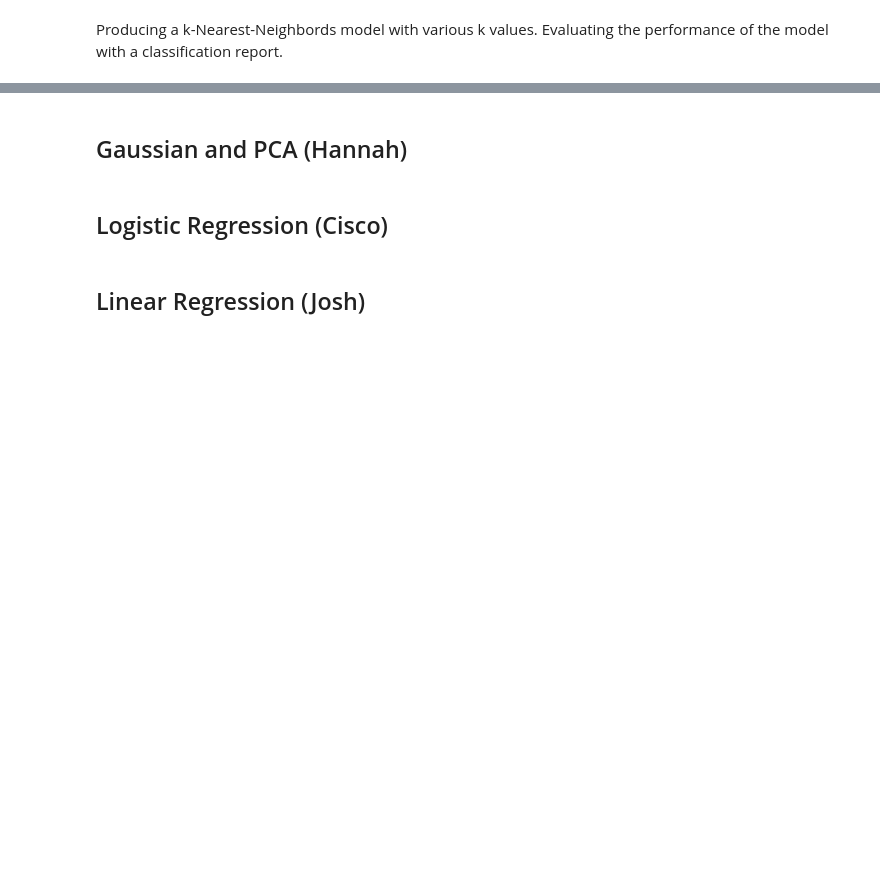
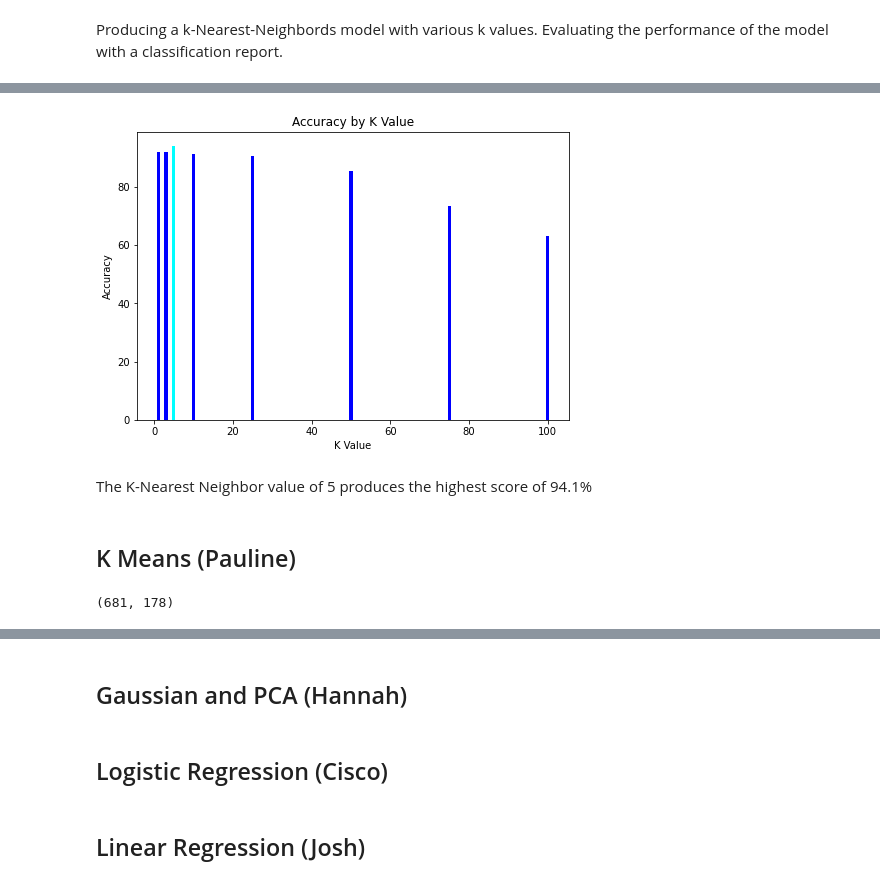
Before and after one commit to pau-you/Wildfires-in-California, a Jupyter notebook: Wildfire_Final_Project.ipynb, the cells around one changed output, grey strips where cells are left out. Drawn from its saved outputs; the diff is of its cells as text; code cells hidden in the pictures; blank space fills up the shorter version.

```diff
--- a/Wildfire_Final_Project.ipynb
+++ b/Wildfire_Final_Project.ipynb
@@ -104,2 +107,26 @@ Model:\
 # %% [markdown]
 Producing a k-Nearest-Neighbords model with various k values. Evaluating the performance of the model with a classification report.
+# %%
+k_values = [1,3,5,10, 25, 50, 75, 100]
+
+#add scores for each k_value
+scores = []
+for k in k_values:
+    model = KNeighborsClassifier(n_neighbors =k)
+    model.fit(train_data, train_labels)
+    score = model.score(dev_data, dev_labels)
+    scores.append(score)
+percent = (np.array(scores)*100)
+
+#go through each k_value to fit the model
+test_predicted_labels = []
+for k in k_values:
+    model = KNeighborsClassifier(n_neighbors =k)
+    model.fit(train_data, train_labels)
+    test_predicted_labels.append(model.predict(dev_data))
+
+#creating a table to easily visualize K value to corresponding score
+kdf = {'K Values': k_values, 'Scores': percent}
+kdft = pd.DataFrame(kdf, columns = ['K Values', 'Scores'])
+#sorting the table by highest scores
+kdft.sort_values(by = 'Scores', ascending=False)
@@ -105,0 +161,21 @@ Producing a k-Nearest-Neighbords model with various k values. Evaluating the per
+# %%
+#Bar plot to further visualize the K Value and corresponding scores
+width = 0.5
+fig = plt.figure()
+ax = fig.add_axes([0,0,1,1])
+percent = np.array(scores) * 100
+ax.bar(k_values, percent, color=('blue','blue', 'cyan','blue','blue','blue', 'blue'))
+ax.set_ylabel('Accuracy')
+ax.set_xlabel('K Value')
+ax.set_title('Accuracy by K Value')
+plt.show()
+# %% [output]
+[figure, added]
+# %% [markdown]
+The K-Nearest Neighbor value of 5 produces the highest score of 94.1%
+# %% [markdown]
+## K Means (Pauline)
+# %%
+X.shape
+# %% [output]
+(681, 178)
```
Also changed, not shown: parts of 7 cells of this notebook.
